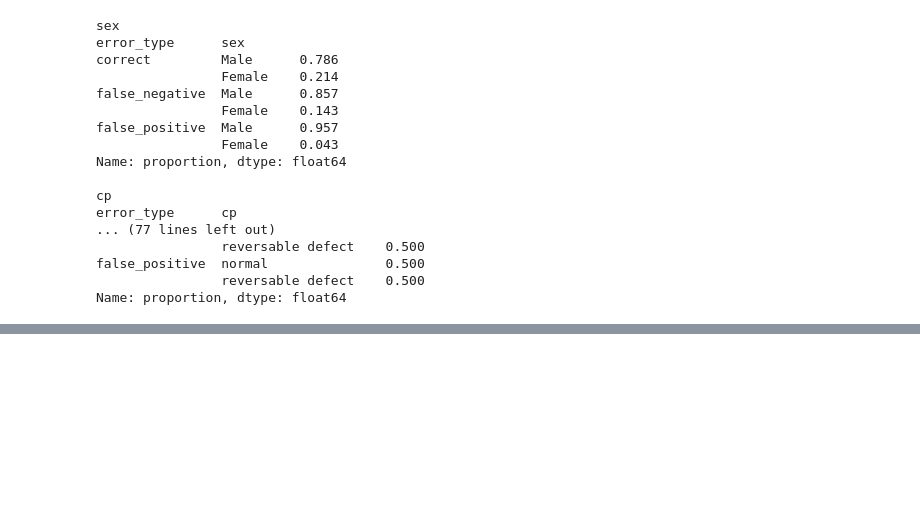
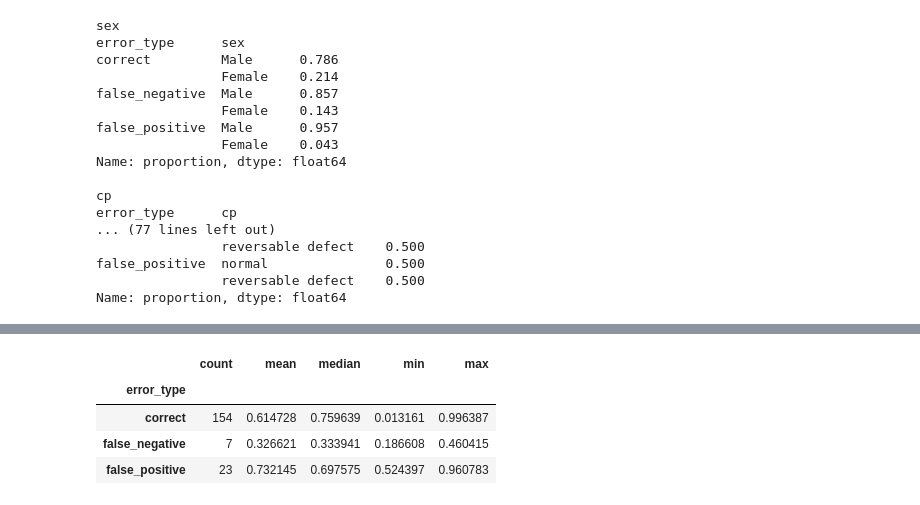
Before and after one commit to muhammadraditya28r/uci-heart-disease-ml, a Jupyter notebook: notebooks/04_model_evaluation.ipynb, the cells around one changed output, grey strips where cells are left out. Saved outputs shown, nothing was run; the diff lists cells and outputs as text; code cells hidden in the pictures; blank space fills up the shorter version.

```diff
--- a/notebooks/04_model_evaluation.ipynb
+++ b/notebooks/04_model_evaluation.ipynb
@@ -140,0 +187,10 @@ Name: proportion, dtype: float64
+# %%
+errors.groupby("error_type")["probability"].agg(
+    ["count", "mean", "median", "min", "max"]
+)
+# %% [output]
+|  | count | mean | median | min | max |
+| error_type |  |  |  |  |  |
+| correct | 154 | 0.614728 | 0.759639 | 0.013161 | 0.996387 |
+| false_negative | 7 | 0.326621 | 0.333941 | 0.186608 | 0.460415 |
+| false_positive | 23 | 0.732145 | 0.697575 | 0.524397 | 0.960783 |
```
Also changed, not shown: parts of 5 cells of this notebook, 1 other file.
